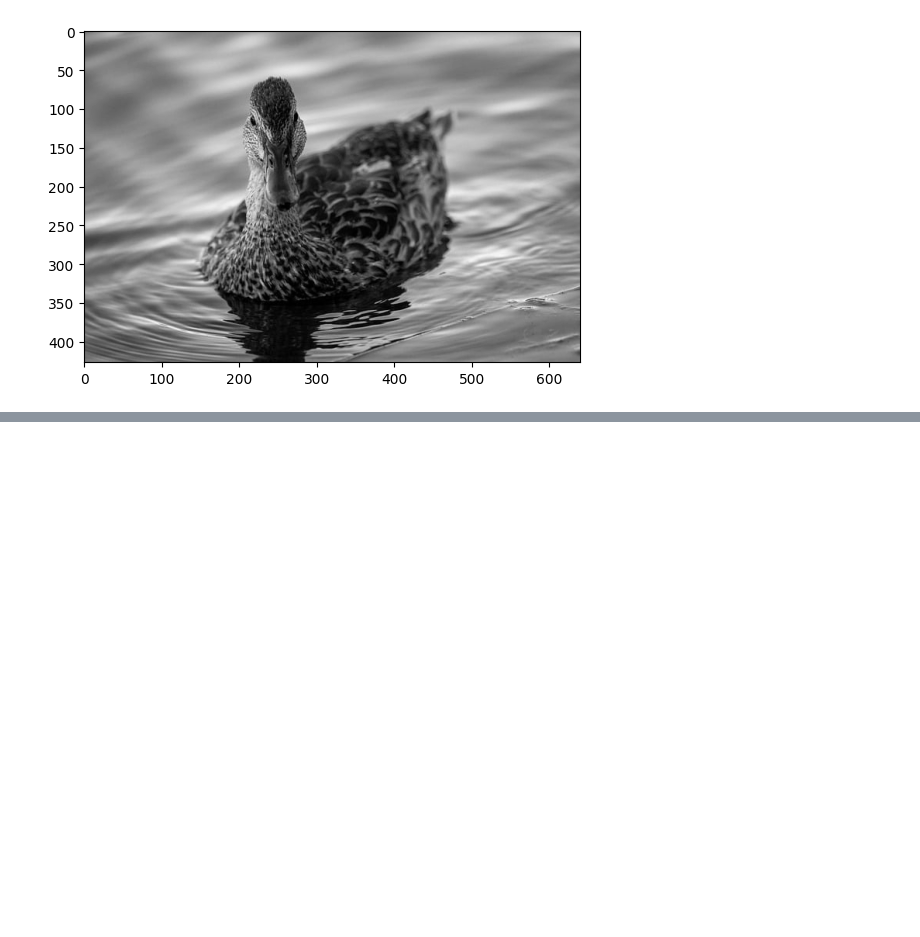
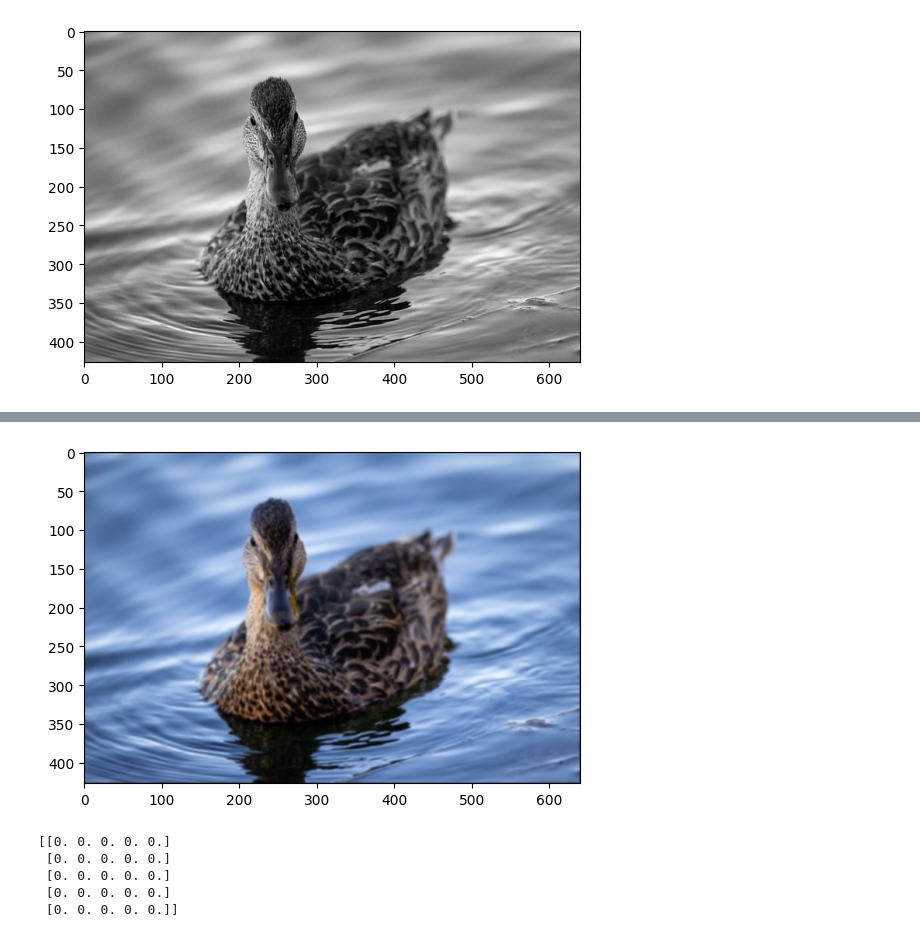
Before and after one commit to jonasgramel/University, a Jupyter notebook: Image_processing/Assignment_1/gray_scaling_inverting_convolving_smoothing.ipynb, the cells around one changed output, grey strips where cells are left out. Cells and saved outputs as stored; diff of their text form; code cells hidden in the pictures; blank space fills up the shorter version.

```diff
--- a/Image_processing/Assignment_1/gray_scaling_inverting_convolving_smoothing.ipynb
+++ b/Image_processing/Assignment_1/gray_scaling_inverting_convolving_smoothing.ipynb
@@ -30,0 +105,24 @@ save_im("results/duck_greyscale.jpeg", im_greyscale, cmap='gray')
+# %%
+h_b = 1 / 256  * np.array([
+        [1, 4, 6, 4, 1],
+        [4, 16, 24, 16, 4],
+        [6, 24, 36, 24, 6],
+        [4, 16, 24, 16, 4],
+        [1, 4, 6, 4, 1]
+    ])
+
+im_smoothed = convolve_im(im, h_b)
+im_smoothed = normalize(im_smoothed)
+
+plt.imshow(im_smoothed, cmap='gray')
+save_im("results/duck_smoothed.jpeg", im_smoothed)
+# %% [output]
+[figure, added]
+# %%
+print(np.flipud(np.fliplr(h_b))-np.rot90(h_b, 2))
+# %% [output]
+[[0. 0. 0. 0. 0.]
+ [0. 0. 0. 0. 0.]
+ [0. 0. 0. 0. 0.]
+ [0. 0. 0. 0. 0.]
+ [0. 0. 0. 0. 0.]]
```
Also changed, not shown: parts of 4 cells of this notebook.
